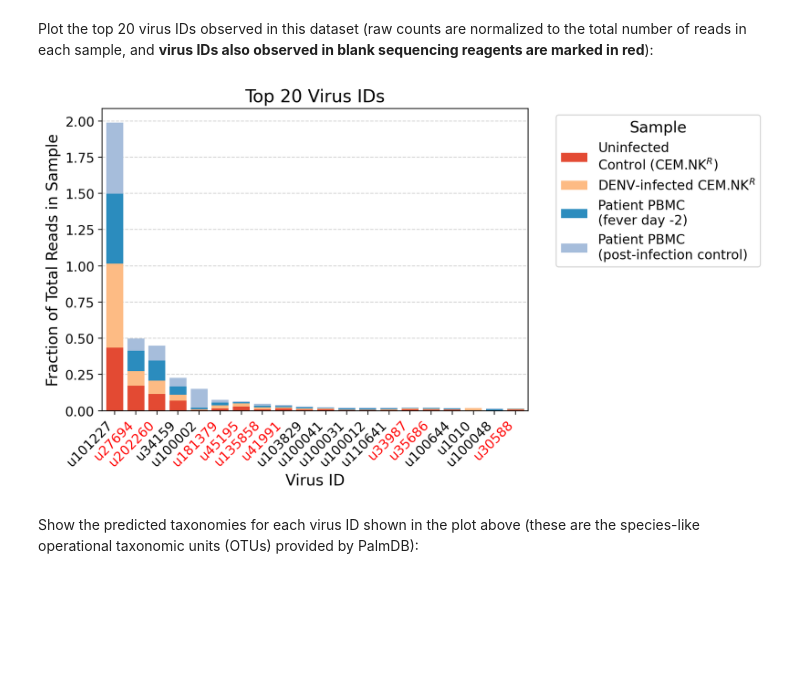
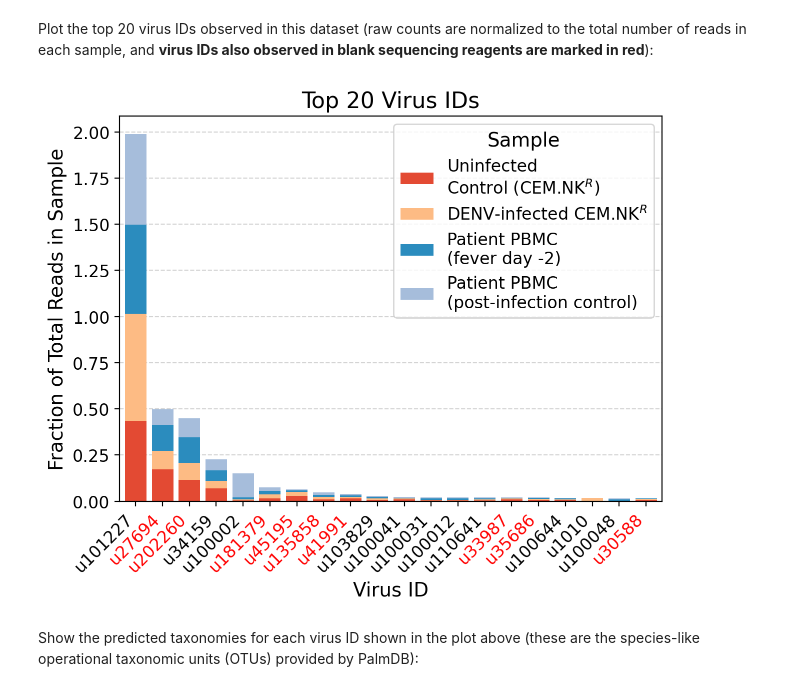
Before and after one commit to pachterlab/kb_docs, a Jupyter notebook: docs/source/translated/notebooks/virus_detection_sc.ipynb, the cells around one changed output. Drawn from its saved outputs; the diff is of its cells as text; code cells hidden in the pictures; blank space fills up the shorter version.

```diff
--- a/docs/source/translated/notebooks/virus_detection_sc.ipynb
+++ b/docs/source/translated/notebooks/virus_detection_sc.ipynb
@@ -553,35 +553,35 @@ def plot_top_virs_stacked_bar(adata, top_n=20):
             row_counts,
             bottom=bar_bottom,
             color=colors[i],
             label=metadata_df[metadata_df["SRR"] == srr_id]["label"].values[0]
         )
         bar_bottom += row_counts
 
     # Adjust figure labels and axes
     ax.set_title(f"Top {top_n} Virus IDs", fontsize=fontsize+2)
     ax.set_xlabel("Virus ID", fontsize=fontsize)
     ax.set_ylabel("Fraction of Total Reads in Sample", fontsize=fontsize)
     ax.set_xticklabels(top_virs, rotation=45, ha='right')
     # Mark virus IDs that have been observed in blank sequencing reagents in red
     for i, label in enumerate(top_virs):
         if label in blank_df["virus"].values:
             ax.get_xticklabels()[i].set_color('red')
-    ax.legend(title="Sample", bbox_to_anchor=(1.05, 1), loc='upper left', fontsize=fontsize-2, title_fontsize=fontsize)
+    ax.legend(title="Sample", loc='upper right', fontsize=fontsize-2, title_fontsize=fontsize)
     ax.tick_params(axis='both', which='major', labelsize=fontsize-2)
     ax.grid(axis='y', linestyle='--', color="lightgrey", alpha=1)
     ax.set_axisbelow(True)
     ax.margins(x=0.01)
 
     # Save figure
     fig.savefig("top_virus_IDs_per_sample.png", dpi=300, bbox_inches="tight")
 
     fig.show()
 
     return top_virs
 
 top_virs = plot_top_virs_stacked_bar(adata, top_n=20)
 # %% [output]
-[figure, old version]
+[figure, new version]
 # %% [markdown]
 Show the predicted taxonomies for each virus ID shown in the plot above (these are the species-like operational taxonomic units (OTUs) provided by PalmDB):
 # %%
```
